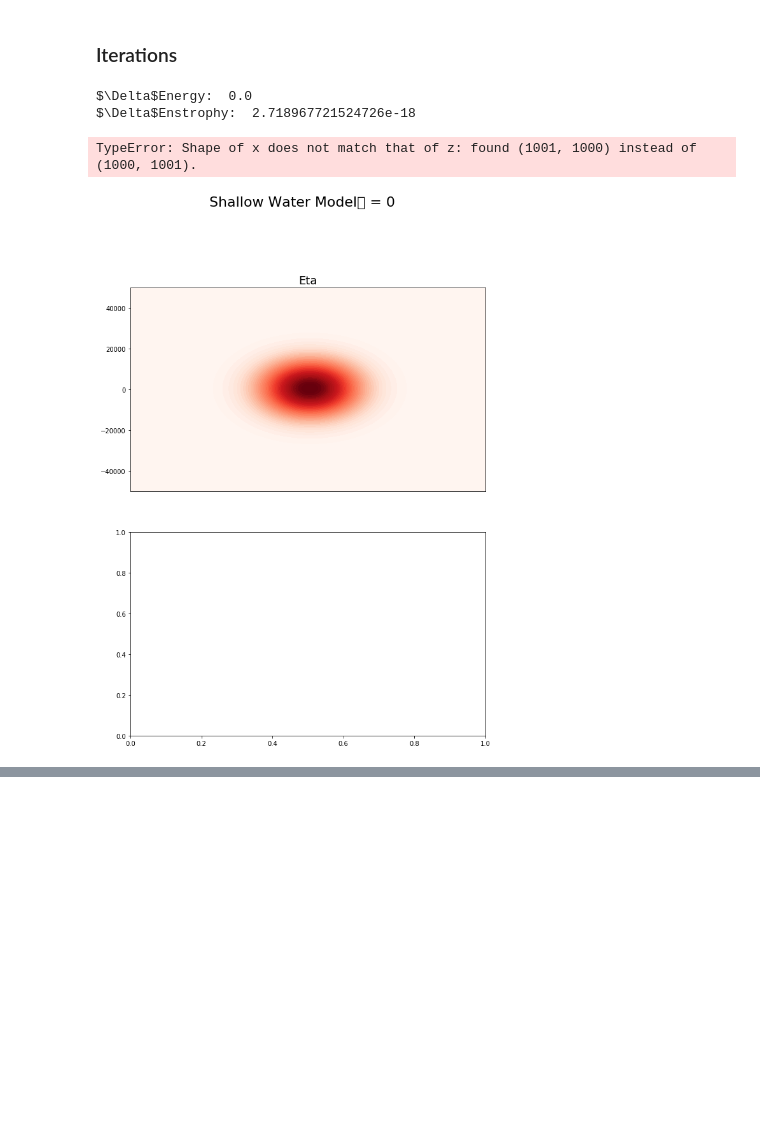
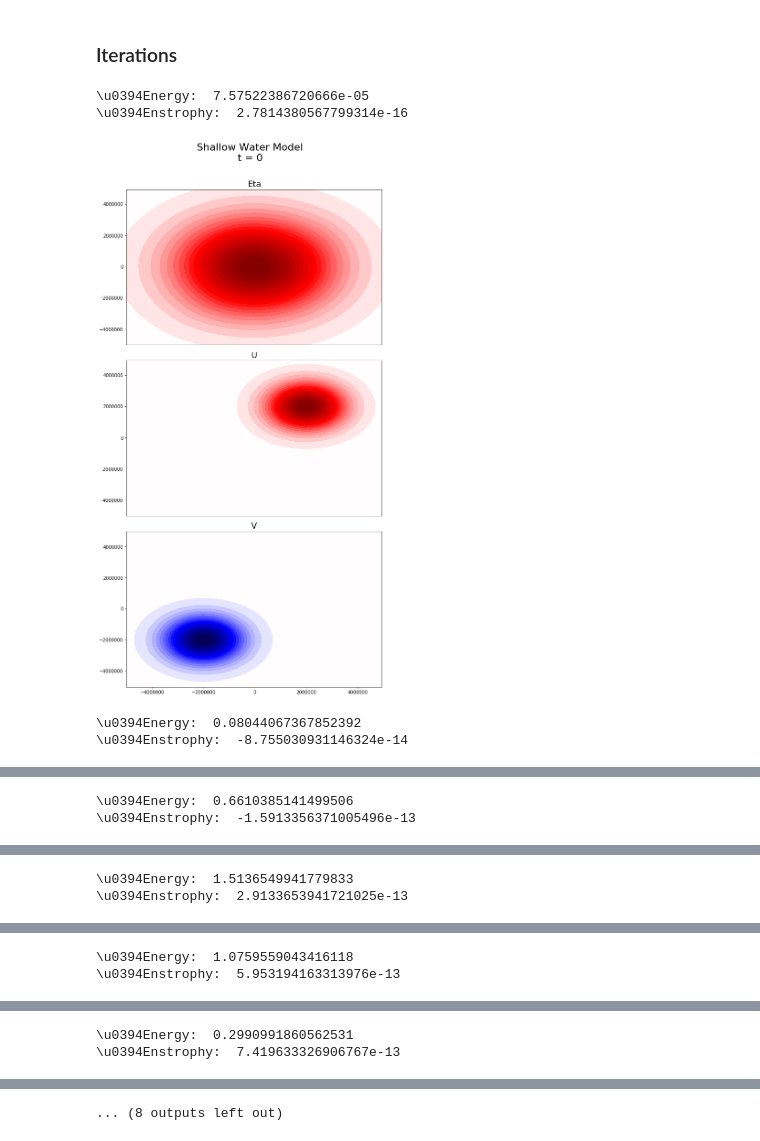
Before and after one commit to kelseymalloy/CFD, a Jupyter notebook: SWM.ipynb, the cells around one changed output, grey strips where cells are left out. Saved outputs shown, nothing was run; the diff lists cells and outputs as text; code cells hidden in the pictures; blank space fills up the shorter version.

```diff
--- a/SWM.ipynb
+++ b/SWM.ipynb
@@ -214,47 +121,18 @@ def RK3Step(p,u,v,f,depth,g,dx,dy):
-# %%
-def UpdatePlots(it,p,u,v):
-    cmap = 'Reds'
-    cmap2= 'seismic'
-
-    fig = plt.figure(figsize=[10,20])
-    st = fig.suptitle('Shallow Water Model\nt = '+str(it), fontsize=22)
-
-    ax1 = fig.add_subplot(311)
-    #y,x = np.meshgrid(y_pts,x_pts)
-    cs=ax1.contourf(YP,XP,p,40,cmap=cmap,extend='both')
-    ax1.set_title('Eta',fontsize=18)
-    ax1.set_xticks([])
-
-    ax2 = fig.add_subplot(312)
-    #y,x = np.meshgrid(y_pts,x_pts)
-    cs2=ax2.contourf(XU,YU,u,40,cmap=cmap2,extend='both')
-    ax2.set_title('U',fontsize=18)
-    ax2.set_xticks([])
-
-    ax3 = fig.add_subplot(313)
-    #y,x = np.meshgrid(y_pts,x_pts)
-    cs3=ax3.contourf(YV,XV,v,40,cmap=cmap2,extend='both')
-    ax3.set_title('V',fontsize=18)
-
-    plt.subplots_adjust(top=0.88,wspace=0.05, hspace=0.1)
-    st.set_y(0.95)
-
-    plt.show()
 # %%
-for it in range(nt):
-#    LeapFrogStep(u,v,p, fcoriolis, depth,...)
-    p[it+1],u[it+1],v[it+1] = RK3Step(p[it],u[it],v[it],f,depth,g,dx,dy)
-#    RK4Step(u,v,p, fcoriolis, depth,...)
+for it in range(nt-1):
+    p[it+1],u[it+1],v[it+1] = RK3Step(p[it],u[it],v[it],f,depth,g,dx,dy,dt)
+    BC(u[it+1],v[it+1],0)
     if (it%snapfreq == 0):
         # diagnostics
-        energy,enstrophy = Diagnostics.calc_budget(p[it+1],u[it+1],v[it+1],depth+p[it+1],f,g,dx,dy)
-        print('$\delta$Energy: ',np.max(energy)-np.max(energy0))
-        print('$\delta$Enstrophy: ',np.max(enstrophy)-np.max(enstrophy0))
+        energy,enstrophy = calc_budget(p[it+1],u[it+1],v[it+1],depth+p[it+1],f,g,dx,dy)
+        print(b'\u0394Energy: '.decode('utf-8'),np.max(energy)-np.max(energy0))
+        print(b'\u0394Enstrophy: '.decode('utf-8'),np.max(enstrophy)-np.max(enstrophy0))
 
         # plot solution
-        UpdatePlots(it,p[it],u[it],v[it])
+        UpdatePlots(it,p[it+1],u[it+1],v[it+1],XP,YP,XU,YU,XV,YV)
 # %% [output]
-$\Delta$Energy:  0.0
-$\Delta$Enstrophy:  2.718967721524726e-18
+\u0394Energy:  7.57522386720666e-05
+\u0394Enstrophy:  2.7814380567799314e-16
+[figure, new version]
-TypeError: Shape of x does not match that of z: found (1001, 1000) instead of (1000, 1001).
+\u0394Energy:  0.08044067367852392
+\u0394Enstrophy:  -8.755030931146324e-14
-[figure, old version]
@@ -260,0 +140,2 @@ TypeError: Shape of x does not match that of z: found (1001, 1000) instead of (1
+\u0394Energy:  0.6610385141499506
+\u0394Enstrophy:  -1.5913356371005496e-13
@@ -260,0 +143,2 @@ TypeError: Shape of x does not match that of z: found (1001, 1000) instead of (1
+\u0394Energy:  1.5136549941779833
+\u0394Enstrophy:  2.9133653941721025e-13
@@ -260,0 +146,2 @@ TypeError: Shape of x does not match that of z: found (1001, 1000) instead of (1
+\u0394Energy:  1.0759559043416118
+\u0394Enstrophy:  5.953194163313976e-13
@@ -260,0 +149,2 @@ TypeError: Shape of x does not match that of z: found (1001, 1000) instead of (1
+\u0394Energy:  0.2990991860562531
+\u0394Enstrophy:  7.419633326906767e-13
@@ -260,0 +152 @@ TypeError: Shape of x does not match that of z: found (1001, 1000) instead of (1
+... (8 outputs left out)
```
Also changed, not shown: parts of 35 cells of this notebook, 4 other files.
